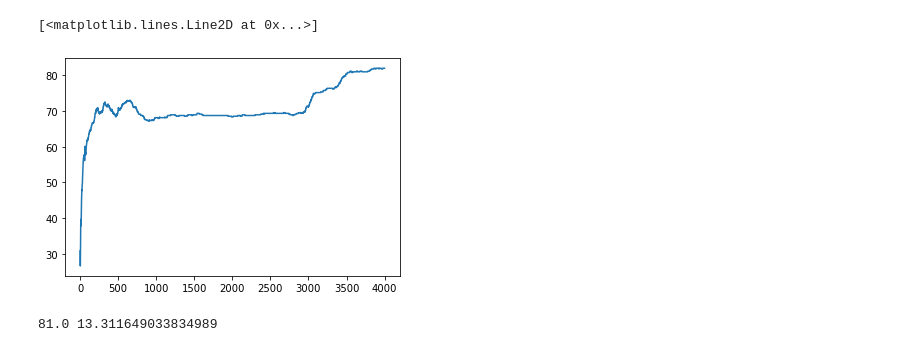
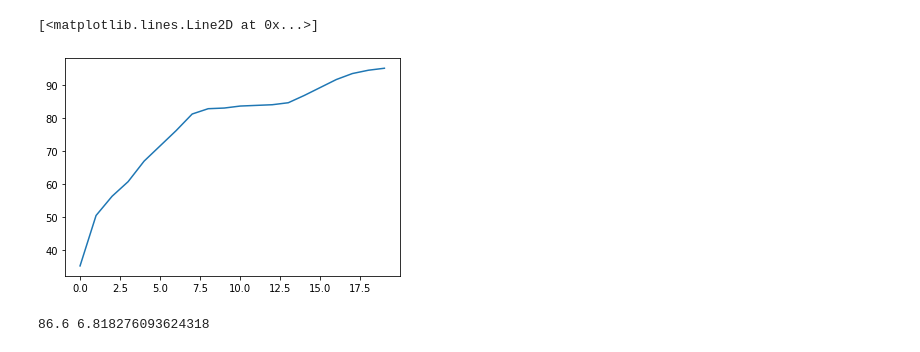
Before and after one commit to meinfokl/Python_SSNN_2021, a Jupyter notebook: neuron_c_10.ipynb, the cells around one changed output. Cells and saved outputs as stored; diff of their text form; code cells hidden in the pictures.

```diff
--- a/neuron_c_10.ipynb
+++ b/neuron_c_10.ipynb
@@ -119,9 +119,9 @@ C= 6
 L= 50
 N= 5000
 M= 6
-HS = 10
-HL = 0
-EPOCHS = 4000
+HS = 50
+HL = 50
+EPOCHS = 20
 
 # Create an instance of the model
 model = NN_Model(C,L,N,M,HS,HL)
@@ -205,12 +192,11 @@ Epoch 4000, Loss: 0.28859269618988037, Accuracy: 93.5777816772461, Test Accuracy
 [<matplotlib.lines.Line2D at 0x...>]
-[figure, old version]
+[figure, new version]
 # %%
 import statistics
-
-x = [86,84,96,56,82,82]
+x = [85,88,79,90,90,92,92,96,78,76]
 print (sum(x)/len(x), statistics.stdev(x))
 # %% [output]
-81.0 13.311649033834989
+86.6 6.818276093624318
 # %%
 import tensorflow as tf
 from tensorflow import keras
```
Also changed, not shown: parts of 2 cells of this notebook, 3 other files.
